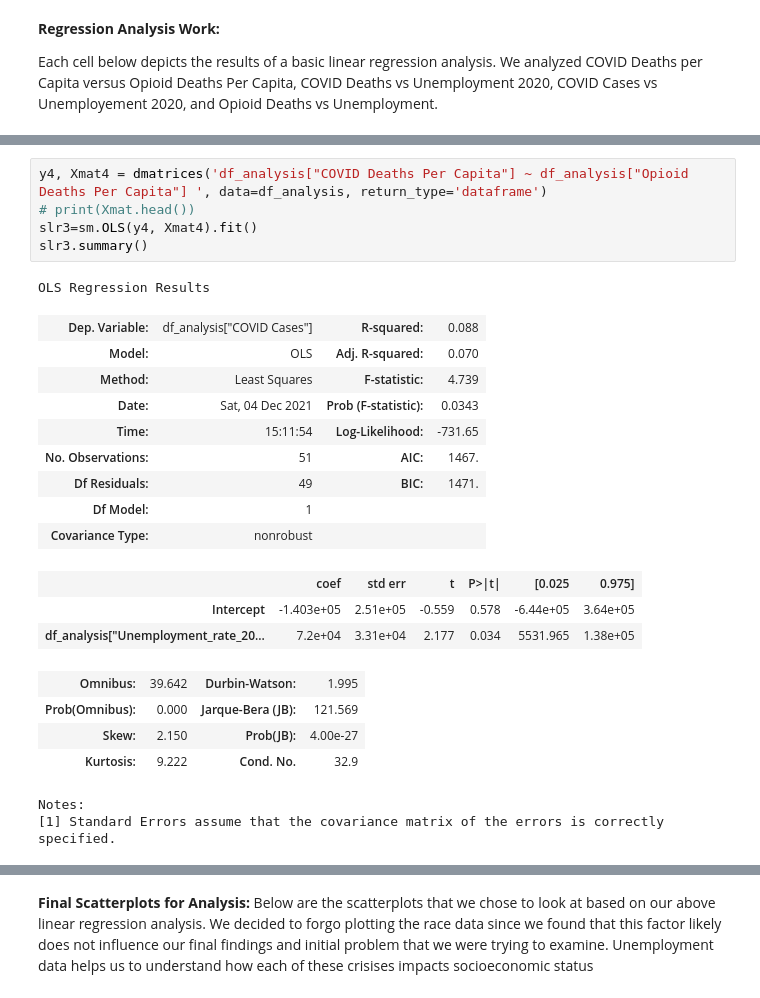
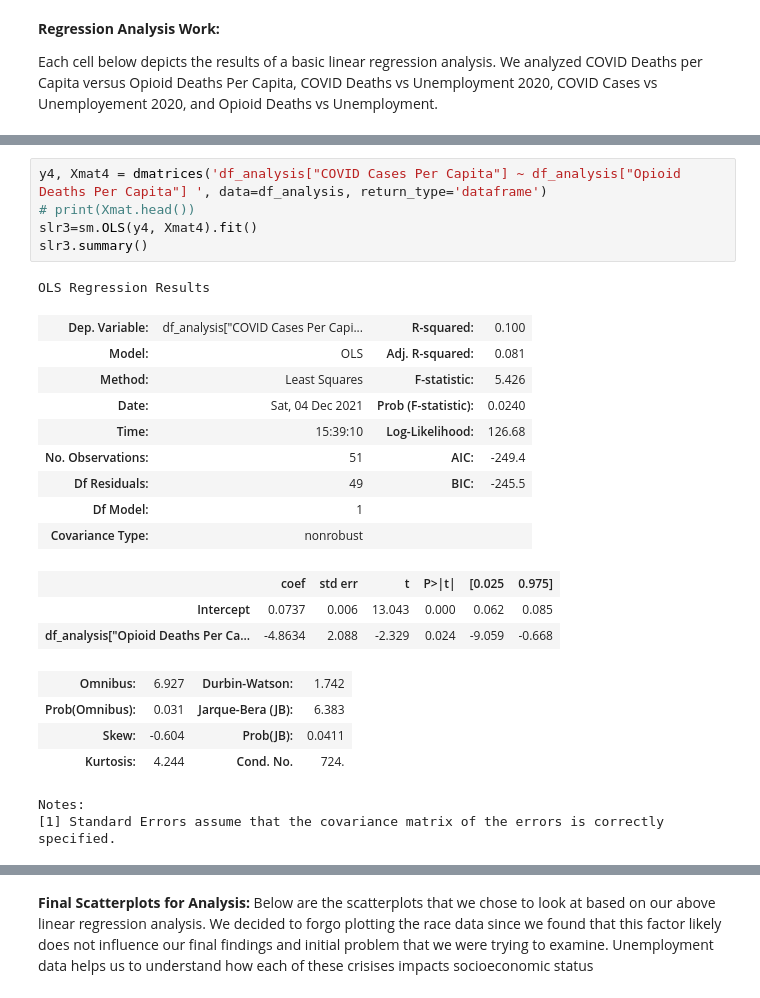
Before and after one commit to AM-Mahon/data-mining-semester-project, a Jupyter notebook: Data Cleaning Template.ipynb, the cells around one changed output, grey strips where cells are left out. Saved outputs shown, nothing was run; the diff lists cells and outputs as text.

```diff
--- a/Data Cleaning Template.ipynb
+++ b/Data Cleaning Template.ipynb
@@ -886,28 +886,28 @@ OLS Regression Results
 Notes:
 [1] Standard Errors assume that the covariance matrix of the errors is correctly specified.
 # %%
-y4, Xmat4 = dmatrices('df_analysis["COVID Deaths Per Capita"] ~ df_analysis["Opioid Deaths Per Capita"] ', data=df_analysis, return_type='dataframe')
+y4, Xmat4 = dmatrices('df_analysis["COVID Cases Per Capita"] ~ df_analysis["Opioid Deaths Per Capita"] ', data=df_analysis, return_type='dataframe')
 # print(Xmat.head())
 slr3=sm.OLS(y4, Xmat4).fit()
 slr3.summary()
 # %% [output]
 OLS Regression Results
-| Dep. Variable: | df_analysis["COVID Cases"] | R-squared: | 0.088 |
-| Model: | OLS | Adj. R-squared: | 0.070 |
-| Method: | Least Squares | F-statistic: | 4.739 |
-| Date: | Sat, 04 Dec 2021 | Prob (F-statistic): | 0.0343 |
-| Time: | 15:11:54 | Log-Likelihood: | -731.65 |
-| No. Observations: | 51 | AIC: | 1467. |
-| Df Residuals: | 49 | BIC: | 1471. |
+| Dep. Variable: | df_analysis["COVID Cases Per Capi... | R-squared: | 0.100 |
+| Model: | OLS | Adj. R-squared: | 0.081 |
+| Method: | Least Squares | F-statistic: | 5.426 |
+| Date: | Sat, 04 Dec 2021 | Prob (F-statistic): | 0.0240 |
+| Time: | 15:39:10 | Log-Likelihood: | 126.68 |
+| No. Observations: | 51 | AIC: | -249.4 |
+| Df Residuals: | 49 | BIC: | -245.5 |
 | Df Model: | 1 |  |  |
 | Covariance Type: | nonrobust |  |  |
 |  | coef | std err | t | P>|t| | [0.025 | 0.975] |
-| Intercept | -1.403e+05 | 2.51e+05 | -0.559 | 0.578 | -6.44e+05 | 3.64e+05 |
-| df_analysis["Unemployment_rate_20... | 7.2e+04 | 3.31e+04 | 2.177 | 0.034 | 5531.965 | 1.38e+05 |
+| Intercept | 0.0737 | 0.006 | 13.043 | 0.000 | 0.062 | 0.085 |
+| df_analysis["Opioid Deaths Per Ca... | -4.8634 | 2.088 | -2.329 | 0.024 | -9.059 | -0.668 |
-| Omnibus: | 39.642 | Durbin-Watson: | 1.995 |
-| Prob(Omnibus): | 0.000 | Jarque-Bera (JB): | 121.569 |
-| Skew: | 2.150 | Prob(JB): | 4.00e-27 |
-| Kurtosis: | 9.222 | Cond. No. | 32.9 |
+| Omnibus: | 6.927 | Durbin-Watson: | 1.742 |
+| Prob(Omnibus): | 0.031 | Jarque-Bera (JB): | 6.383 |
+| Skew: | -0.604 | Prob(JB): | 0.0411 |
+| Kurtosis: | 4.244 | Cond. No. | 724. |
 Notes:
 [1] Standard Errors assume that the covariance matrix of the errors is correctly specified.
 # %%
```
Also changed, not shown: parts of 9 cells of this notebook.
